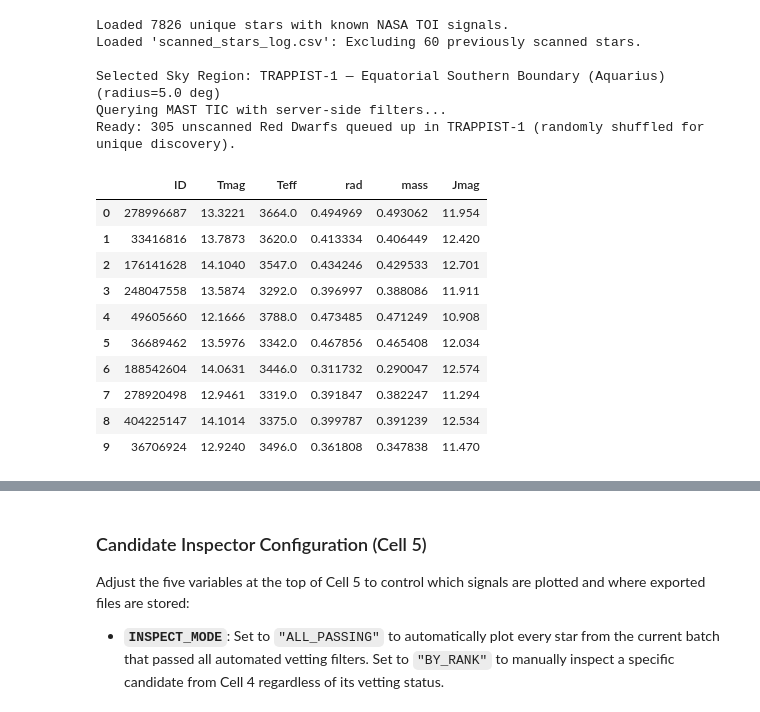
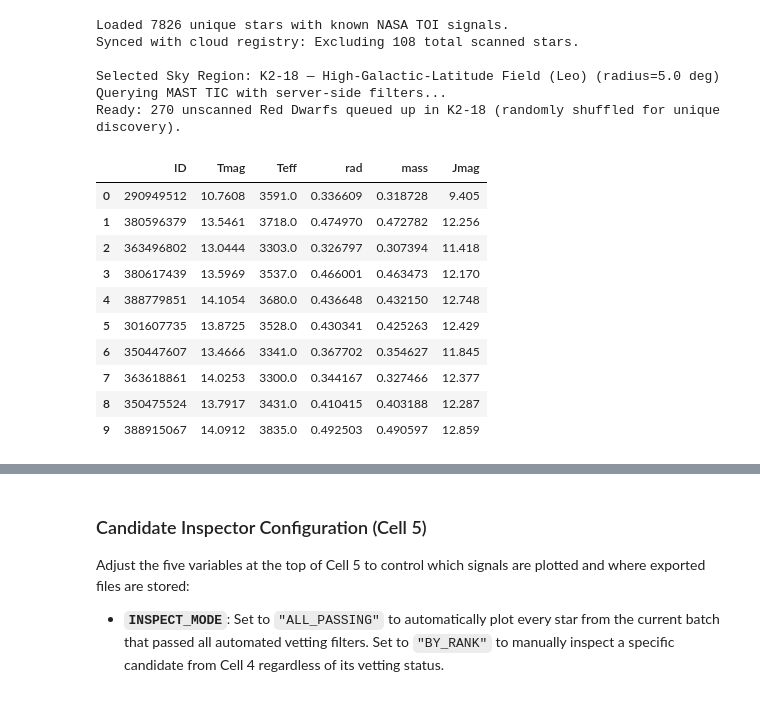
Before and after one commit to JacobMenne/tess_exoplanet_hunter, a Jupyter notebook: 02_discovery_scanner.ipynb, the cells around one changed output, grey strips where cells are left out. Cells and saved outputs as stored; diff of their text form; code cells hidden in the pictures.

```diff
--- a/02_discovery_scanner.ipynb
+++ b/02_discovery_scanner.ipynb
@@ -13,10 +14,14 @@
 # %%
 import os
+import time
 import random
 import warnings
 warnings.filterwarnings("ignore", message=".*tpfmodel submodule.*")
 warnings.filterwarnings("ignore", message=".*appears to be zero-centered.*")
+warnings.filterwarnings("ignore", message=".*Mean of empty slice.*")
+warnings.filterwarnings("ignore", message=".*Degrees of freedom <= 0.*")
 
+import requests
 import lightkurve as lk
 import numpy as np
 import pandas as pd
@@ -26,15 +31,17 @@ from astroquery.mast import Catalogs
 LOG_FILE = "scanned_stars_log.csv"
 BATCH_SIZE = 20
 
+# Cloud Registry Credentials (leave blank to use local CSV only)
+SUPABASE_URL = "https://mbsvofadnasquadqtucz.supabase.co"
+SUPABASE_ANON_KEY = "eyJhbGciOiJIUzI1NiIsInR5cCI6IkpXVCJ9.eyJpc3MiOiJzdXBhYmFzZSIsInJlZiI6Im1ic3ZvZmFkbmFzcXVhZHF0dWN6Iiwicm9sZSI6ImFub24iLCJpYXQiOjE3OTMyMTkzNTcsImV4cCI6MjEwODc5NTM1N30.2l22TW3B6ZGmHMKkTwUbfEaKCG9ERR8-4pyOv4oZvbA"
+
 # Discovery engine targeting settings
 SEARCH_MODE = "RANDOM_FIELD"   # Options: "RANDOM_FIELD" or "MANUAL"
 MANUAL_CENTER = "TOI-700"      # Used only if SEARCH_MODE == "MANUAL"
 SEARCH_RADIUS_DEG = 5.0
 SHUFFLE_TARGETS = True
 
-# Curated pool of 30 multi-sector TESS fields outside the crowded Galactic Plane
 PRIME_TESS_FIELDS = [
-    # Southern Continuous Viewing Zone & Deep Fields (Ecliptic South)
     ("TOI-700",      "Southern Continuous Viewing Zone (Dorado)"),
     ("L 98-59",      "Southern Deep Multi-Sector Field (Volans)"),
     ("LHS 1815",     "Southern Continuous Viewing Zone Edge (Pictor)"),
@@ -45,8 +52,6 @@ PRIME_TESS_FIELDS = [
     ("TOI-175",      "Southern Deep Multi-Sector Field (Volans South)"),
     ("HD 21749",     "Southern Multi-Sector Field (Reticulum)"),
     ("Pi Mensae",    "Southern Continuous Viewing Zone Pole (Mensa)"),
-
-    # Southern High-Galactic-Latitude Fields (Clean Photometry)
     ("LHS 1140",     "High-Latitude Southern Field (Cetus)"),
     ("LHS 3844",     "Southern Multi-Sector Field (Indus)"),
     ("GJ 357",       "Sub-Neptune / Rocky Zone (Hydra)"),
@@ -57,8 +62,6 @@ PRIME_TESS_FIELDS = [
     ("AU Mic",       "Southern Mid-Latitude Field (Microscopium)"),
     ("TOI-540",      "Southern Multi-Sector Field (Pictor West)"),
     ("LP 890-9",     "Southern Clean Background Field (Eridanus)"),
-
-    # Northern High-Galactic-Latitude Fields (Clean Photometry)
     ("K2-18",        "High-Galactic-Latitude Field (Leo)"),
     ("GJ 1214",      "Northern Equatorial Deep Field (Ophiuchus)"),
     ("GJ 486",       "High-Latitude Northern Field (Virgo)"),
@@ -77,20 +80,42 @@ toi_df = pd.read_csv(toi_url)
 known_toi_ids = set(toi_df["tid"].dropna().astype(int))
 print(f"Loaded {len(known_toi_ids)} unique stars with known NASA TOI signals.")
 
-# Load the persistent log of stars already scanned in past runs
+# Load previously scanned stars from Cloud Registry + Local CSV backup
+already_scanned_ids = set()
+
 if os.path.exists(LOG_FILE):
     log_df = pd.read_csv(LOG_FILE)
-    already_scanned_ids = set(
+    local_ids = set(
         log_df["TIC ID"].dropna().astype(str).str.replace("TIC ", "", regex=False).astype(int)
     )
-    print(f"Loaded '{LOG_FILE}': Excluding {len(already_scanned_ids)} previously scanned stars.")
+    already_scanned_ids.update(local_ids)
+
+if SUPABASE_URL and SUPABASE_ANON_KEY:
+    try:
+        headers = {
+            "apikey": SUPABASE_ANON_KEY,
+            "Authorization": f"Bearer {SUPABASE_ANON_KEY}"
+        }
+        resp = requests.get(
+            f"{SUPABASE_URL}/rest/v1/scanned_stars_log?select=tic_id",
+            headers=headers,
+            timeout=10
+        )
+        resp.raise_for_status()
+        cloud_ids = set(
+            int(row["tic_id"].replace("TIC ", ""))
+            for row in resp.json() if row.get("tic_id")
+        )
+        already_scanned_ids.update(cloud_ids)
+        print(f"Synced with cloud registry: Excluding {len(already_scanned_ids)} total scanned stars.")
+    except Exception as e:
+        print(f"Cloud registry unreachable ({e}). Using local CSV log ({len(already_scanned_ids)} stars).")
 else:
-    already_scanned_ids = set()
-    print("No existing scan log found — 'scanned_stars_log.csv' will be created automatically.")
+    print(f"Using local '{LOG_FILE}': Excluding {len(already_scanned_ids)} previously scanned stars.")
 
 excluded_ids = known_toi_ids.union(already_scanned_ids)
 
-# Select a TESS field and automatically skip any field that has 0 unscanned stars left
+# Select a TESS field and automatically skip any field with 0 unscanned stars remaining
 if SEARCH_MODE == "RANDOM_FIELD":
     field_candidates = random.sample(PRIME_TESS_FIELDS, len(PRIME_TESS_FIELDS))
 else:
@@ -116,46 +141,46 @@ for center_name, field_desc in field_candidates:
 
     unanalyzed_dwarfs = (
         raw_stars[~raw_stars["ID_int"].isin(excluded_ids)]
         .dropna(subset=["Teff", "rad", "mass", "Jmag"])
     )
 
     if len(unanalyzed_dwarfs) > 0:
         SEARCH_CENTER = center_name
         FIELD_DESC = field_desc
         break
     else:
         print(f"All targets in {center_name} have already been scanned. Advancing to next field...")
 
 # Shuffle or Sort the Target Queue
 if len(unanalyzed_dwarfs) > 0:
     if SHUFFLE_TARGETS:
         unanalyzed_dwarfs = unanalyzed_dwarfs.sample(frac=1.0).reset_index(drop=True)
         order_msg = "randomly shuffled for unique discovery"
     else:
         unanalyzed_dwarfs = unanalyzed_dwarfs.sort_values("Tmag").reset_index(drop=True)
         order_msg = "sorted brightest-first"
     print(f"Ready: {len(unanalyzed_dwarfs)} unscanned Red Dwarfs queued up in {SEARCH_CENTER} ({order_msg}).")
     display(unanalyzed_dwarfs[["ID", "Tmag", "Teff", "rad", "mass", "Jmag"]].head(10))
 else:
     print("All 30 curated TESS fields have been completely scanned.")
 # %% [output]
 Loaded 7826 unique stars with known NASA TOI signals.
-Loaded 'scanned_stars_log.csv': Excluding 60 previously scanned stars.
+Synced with cloud registry: Excluding 108 total scanned stars.
 
-Selected Sky Region: TRAPPIST-1 — Equatorial Southern Boundary (Aquarius) (radius=5.0 deg)
+Selected Sky Region: K2-18 — High-Galactic-Latitude Field (Leo) (radius=5.0 deg)
 Querying MAST TIC with server-side filters...
-Ready: 305 unscanned Red Dwarfs queued up in TRAPPIST-1 (randomly shuffled for unique discovery).
+Ready: 270 unscanned Red Dwarfs queued up in K2-18 (randomly shuffled for unique discovery).
 |  | ID | Tmag | Teff | rad | mass | Jmag |
-| 0 | 278996687 | 13.3221 | 3664.0 | 0.494969 | 0.493062 | 11.954 |
-| 1 | 33416816 | 13.7873 | 3620.0 | 0.413334 | 0.406449 | 12.420 |
-| 2 | 176141628 | 14.1040 | 3547.0 | 0.434246 | 0.429533 | 12.701 |
-| 3 | 248047558 | 13.5874 | 3292.0 | 0.396997 | 0.388086 | 11.911 |
-| 4 | 49605660 | 12.1666 | 3788.0 | 0.473485 | 0.471249 | 10.908 |
-| 5 | 36689462 | 13.5976 | 3342.0 | 0.467856 | 0.465408 | 12.034 |
-| 6 | 188542604 | 14.0631 | 3446.0 | 0.311732 | 0.290047 | 12.574 |
-| 7 | 278920498 | 12.9461 | 3319.0 | 0.391847 | 0.382247 | 11.294 |
-| 8 | 404225147 | 14.1014 | 3375.0 | 0.399787 | 0.391239 | 12.534 |
-| 9 | 36706924 | 12.9240 | 3496.0 | 0.361808 | 0.347838 | 11.470 |
+| 0 | 290949512 | 10.7608 | 3591.0 | 0.336609 | 0.318728 | 9.405 |
+| 1 | 380596379 | 13.5461 | 3718.0 | 0.474970 | 0.472782 | 12.256 |
+| 2 | 363496802 | 13.0444 | 3303.0 | 0.326797 | 0.307394 | 11.418 |
+| 3 | 380617439 | 13.5969 | 3537.0 | 0.466001 | 0.463473 | 12.170 |
+| 4 | 388779851 | 14.1054 | 3680.0 | 0.436648 | 0.432150 | 12.748 |
+| 5 | 301607735 | 13.8725 | 3528.0 | 0.430341 | 0.425263 | 12.429 |
+| 6 | 350447607 | 13.4666 | 3341.0 | 0.367702 | 0.354627 | 11.845 |
+| 7 | 363618861 | 14.0253 | 3300.0 | 0.344167 | 0.327466 | 12.377 |
+| 8 | 350475524 | 13.7917 | 3431.0 | 0.410415 | 0.403188 | 12.287 |
+| 9 | 388915067 | 14.0912 | 3835.0 | 0.492503 | 0.490597 | 12.859 |
 # %%
 import os
 import re
```
Also changed, not shown: parts of 8 cells of this notebook, 2 other files.
